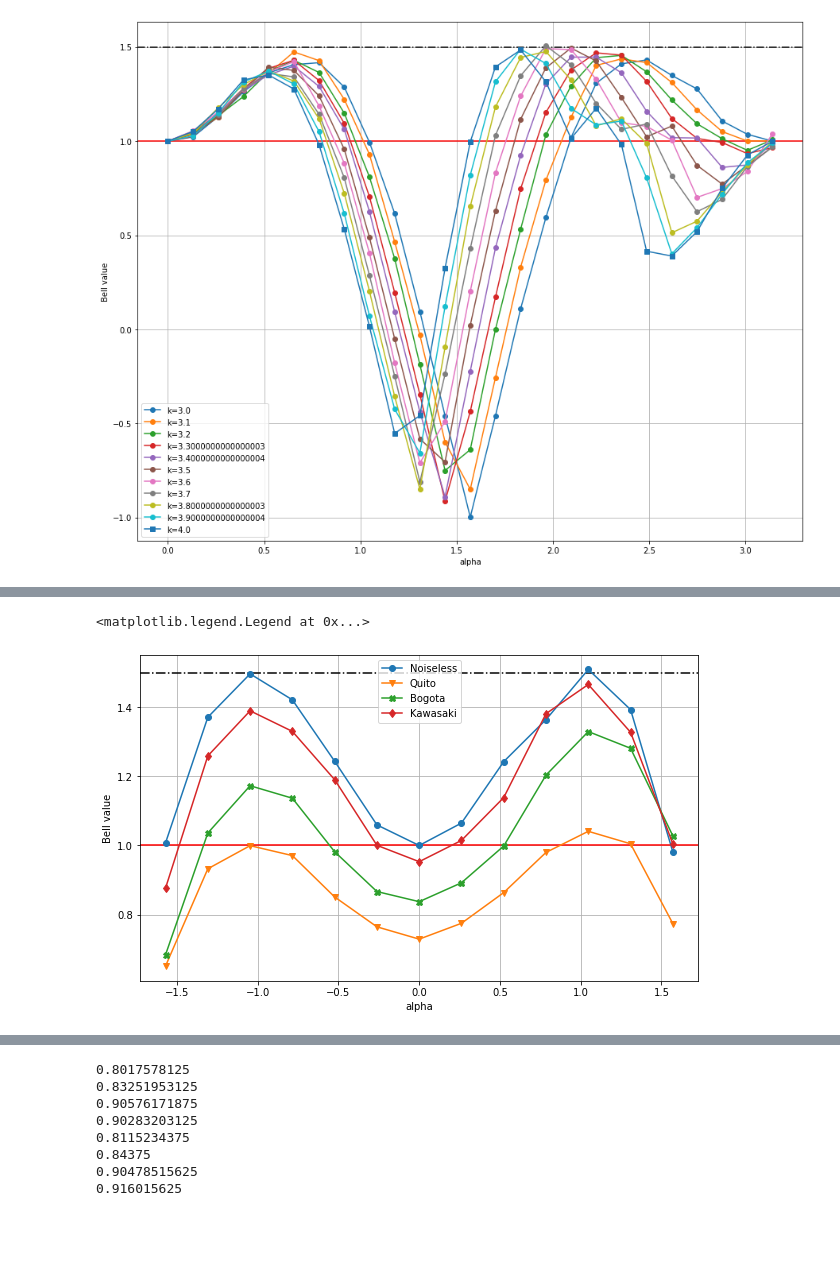
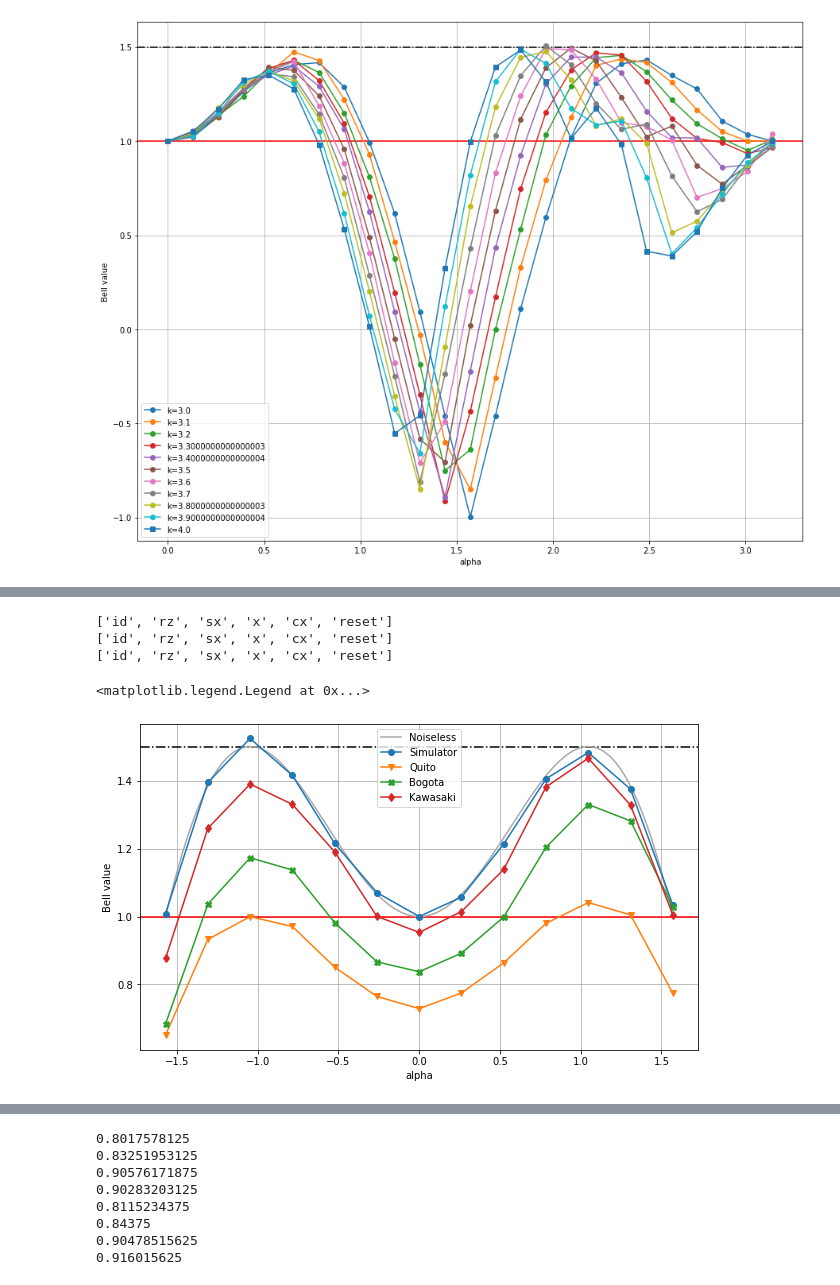
Before and after one commit to RyoKurama/BellInequality, a Jupyter notebook: Bell integrated.ipynb, the cells around one changed output, grey strips where cells are left out. Cells and saved outputs as stored; diff of their text form; code cells hidden in the pictures; blank space fills up the shorter version.

```diff
--- a/Bell integrated.ipynb
+++ b/Bell integrated.ipynb
@@ -130,6 +130,9 @@ def simulate_bell_1D(x, y, shots = 4096):
         Z[i] = abs(average[0] - average[1]) - average[2]
         counts_sim_all.append(counts)
     return Z, counts_sim_all
+# %%
+def bell_theory(x, y):
+    return abs(-np.cos(x)+np.cos(y))+np.cos(x-y)
 # %%
 x = np.linspace(-np.pi / 2, np.pi / 2, 13)
 y = np.linspace(-np.pi, np.pi, 13)
@@ -438,28 +451,42 @@ kawasaki_backend = ut_provider.get_backend("ibm_kawasaki")
 job_kawasaki = kawasaki_backend.retrieve_job("61b706f75d7c536b17b0ad78")
 result_kawasaki = job_kawasaki.result()
 z_kawasaki = get_bell_value(result_kawasaki.get_counts())
+# %%
+print(quito_backend.configuration().basis_gates)
+print(bogota_backend.configuration().basis_gates)
+print(kawasaki_backend.configuration().basis_gates)
+# %% [output]
+['id', 'rz', 'sx', 'x', 'cx', 'reset']
+['id', 'rz', 'sx', 'x', 'cx', 'reset']
+['id', 'rz', 'sx', 'x', 'cx', 'reset']
+# %%
+# cut at plane: y=2x
+z_simulator = Z.flatten()[6 : 25 * 25 - 6 : 25 * 2 + 1]
+z_noiseless = bell_theory(x, y)
+
+x1000 = np.linspace(-np.pi / 2, np.pi / 2, 1000)
+y1000 = np.linspace(-np.pi, np.pi, 1000)
+z_noiseless1000 = bell_theory(x1000, y1000)
 # %%
-# cut at plane: y=2x
-z_noiseless = Z.flatten()[6 : 25 * 25 - 6 : 25 * 2 + 1]
-
 # 2d plot
 fig6 = plt.figure(figsize = (10, 6))
 ax6 = plt.axes()
 
 ax6.axhline(y=1, color='r', linestyle='-')
 ax6.axhline(y=1.5, color='k', linestyle='-.')
 
-ax6.plot(x, z_noiseless, "o-", label = "Noiseless")
+ax6.plot(x1000, z_noiseless1000, "-", color = "darkgray", label = "Noiseless")
+ax6.plot(x, z_simulator, "o-", label = "Simulator")
 ax6.plot(x, z_quito, "v-", label = "Quito")
 ax6.plot(x, z_bogota, "X-", label = "Bogota")
 ax6.plot(x, z_kawasaki, "d-", label = "Kawasaki")
 ax6.set_xlabel('alpha')
 ax6.set_ylabel('Bell value')
 plt.grid(which='major',axis='both')
 ax6.legend()
 # %% [output]
 <matplotlib.legend.Legend at 0x...>
-[figure, old version]
+[figure, new version]
 # %%
 print(z_kawasaki[2])
 print(z_kawasaki[10])
```
Also changed, not shown: parts of 29 cells of this notebook, 1 other file.
